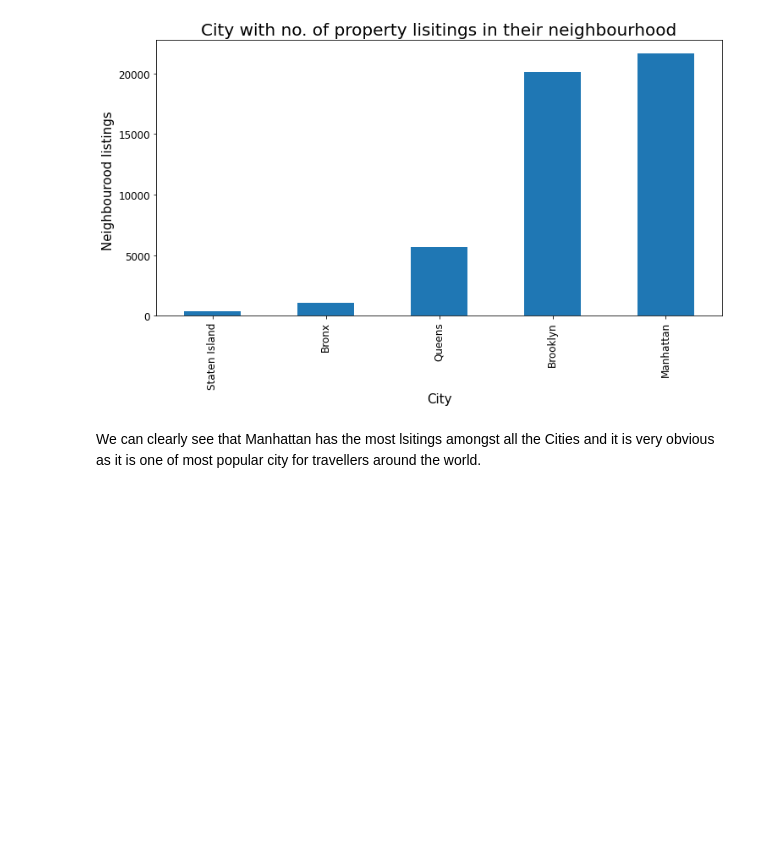
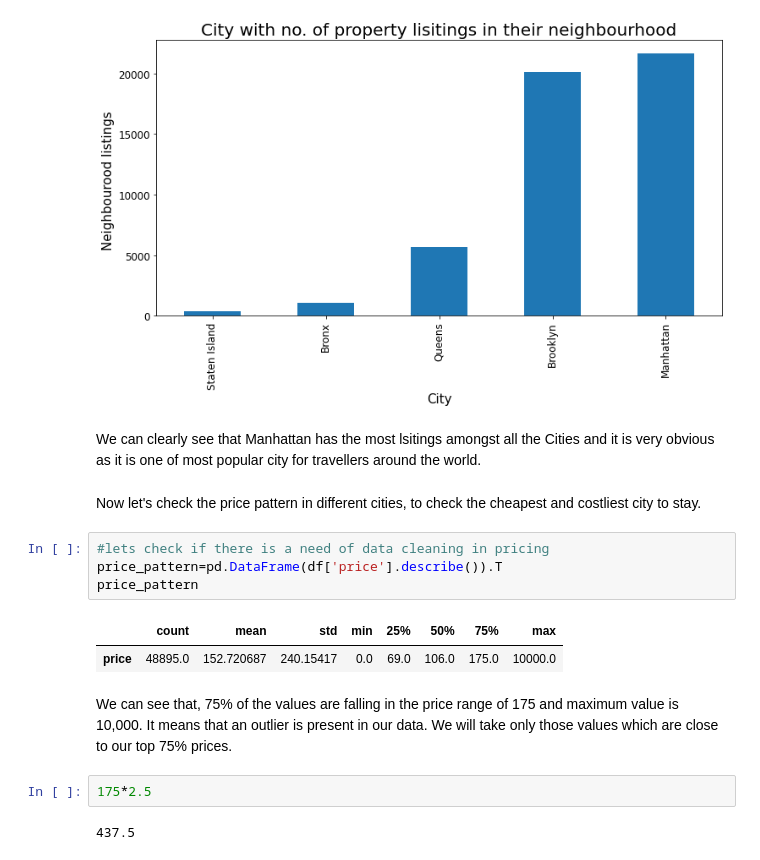
Before and after one commit to coonalcodes/Airbnb-Bookings-Analysis---Capstone-Project, a Jupyter notebook: Airbnb_Bookings_Analysis_Capstone_Project.ipynb, the cells around one changed output. Drawn from its saved outputs; the diff is of its cells as text; blank space fills up the shorter version.

```diff
--- a/Airbnb_Bookings_Analysis_Capstone_Project.ipynb
+++ b/Airbnb_Bookings_Analysis_Capstone_Project.ipynb
@@ -154,3 +154,19 @@ Text(0, 0.5, 'Neighbourood listings ')
 [figure]
 # %% [markdown]
 We can clearly see that Manhattan has the most lsitings amongst all the Cities and it is very obvious as it is one of most popular city for travellers around the world.
+# %% [markdown]
+Now let's check the price pattern in different cities, to check the cheapest and costliest city to stay.
+# %%
+#lets check if there is a need of data cleaning in pricing
+price_pattern=pd.DataFrame(df['price'].describe()).T
+price_pattern
+# %% [output]
+|  | count | mean | std | min | 25% | 50% | 75% | max |
+| price | 48895.0 | 152.720687 | 240.15417 | 0.0 | 69.0 | 106.0 | 175.0 | 10000.0 |
+# %% [markdown]
+We can see that, 75% of the values are falling in the price range of 175 and maximum value is 10,000. It means that an outlier is present in our data.
+We will take only those values which are close to our top 75% prices.
+# %%
+175*2.5
+# %% [output]
+437.5
```
Also changed, not shown: parts of 9 cells of this notebook.
